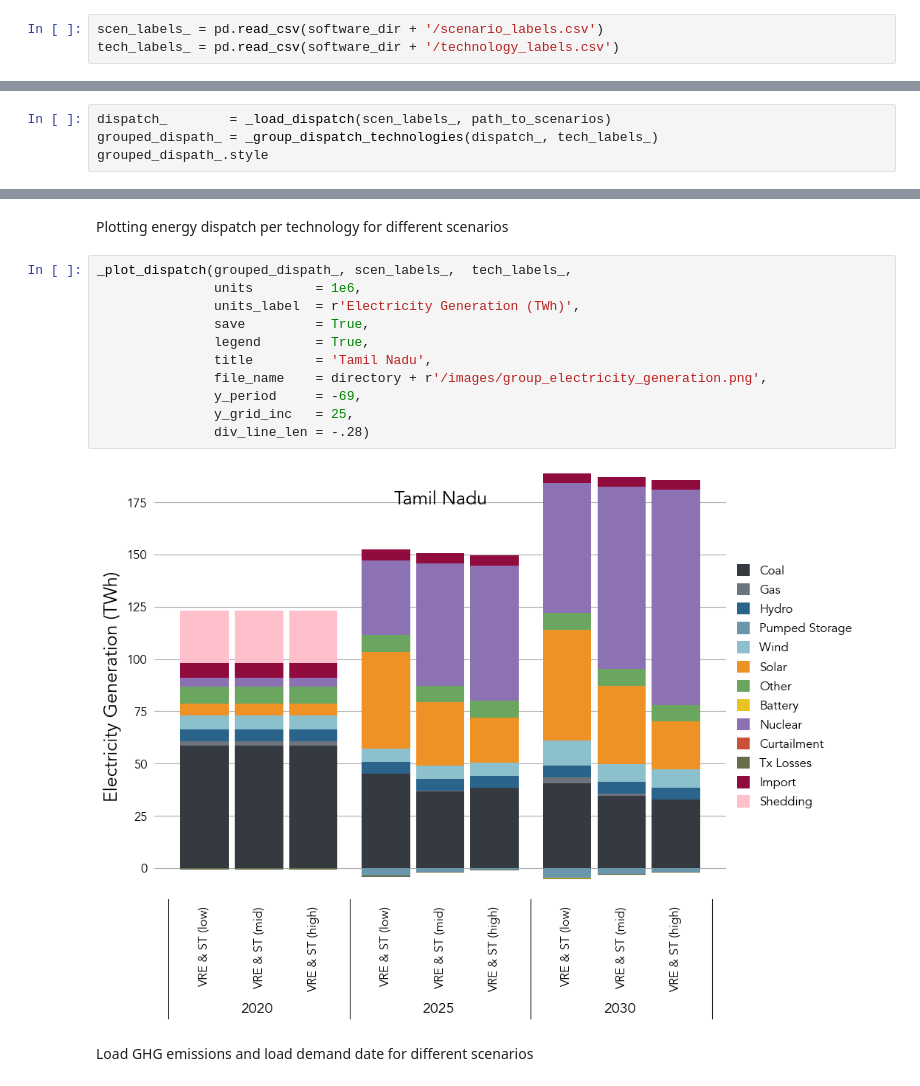
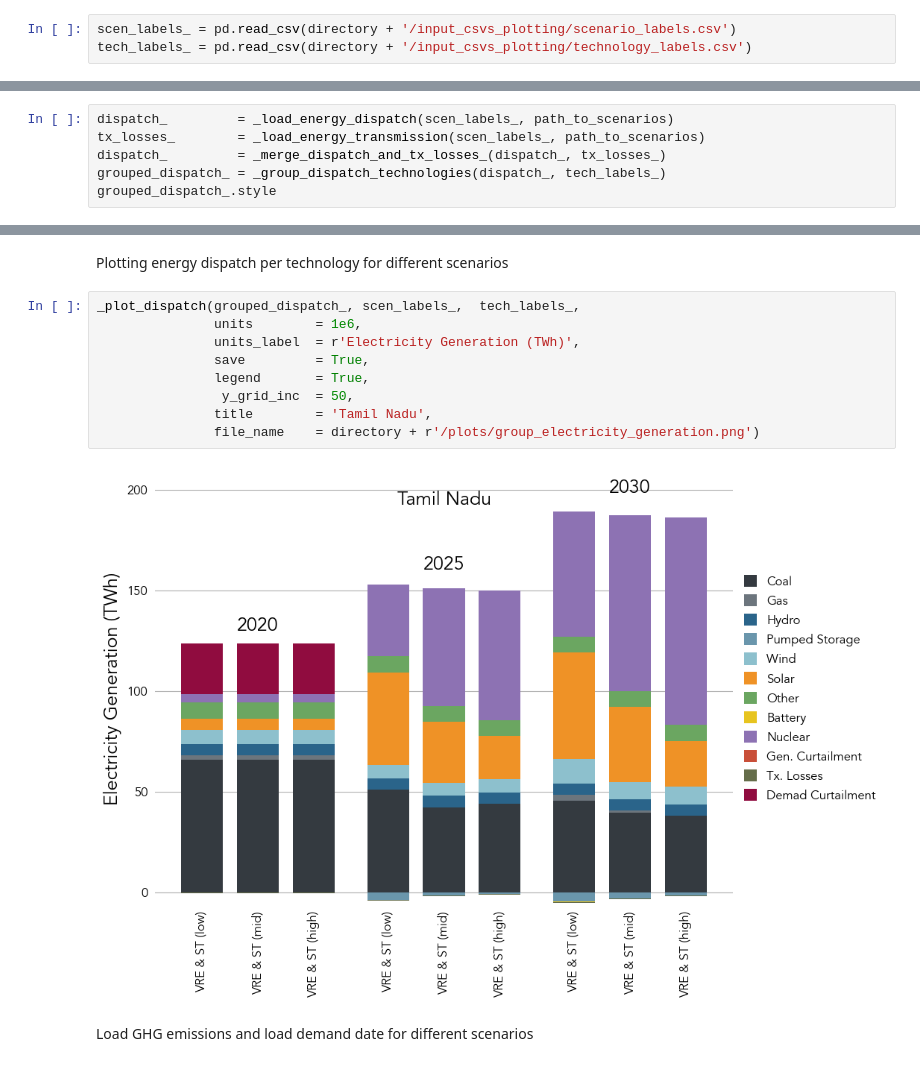
Before and after one commit to cetlab-ucsb/gridpath-workshop-ucsb, a Jupyter notebook: wri-workshop.ipynb, the cells around one changed output, grey strips where cells are left out. Saved outputs shown, nothing was run; the diff lists cells and outputs as text.

```diff
--- a/wri-workshop.ipynb
+++ b/wri-workshop.ipynb
@@ -180,8 +180,8 @@ print(path_to_scenarios)
 # %% [markdown]
 Loading necessary functions for the zones, scenarios labels `<scenario_labels.csv>` and technology colors `<technology_labels.csv>` to plot the graph for new and existing capacity
 # %%
-scen_labels_ = pd.read_csv(software_dir + '/scenario_labels.csv')
-tech_labels_ = pd.read_csv(software_dir + '/technology_labels.csv')
+scen_labels_ = pd.read_csv(directory + '/input_csvs_plotting/scenario_labels.csv')
+tech_labels_ = pd.read_csv(directory + '/input_csvs_plotting/technology_labels.csv')
 # %% [markdown]
 Load new and existing capacity across different scenarios, grouping the capacity by technology.
 # %%
@@ -227,9 +225,11 @@ _plot_new_and_existing_capacity(grouped_capacity_, scen_labels_, tech_labels_,
 # %% [markdown]
 Load energy dispatch across scenarios and group the energy dispatch by technology
 # %%
-dispatch_        = _load_dispatch(scen_labels_, path_to_scenarios)
-grouped_dispath_ = _group_dispatch_technologies(dispatch_, tech_labels_)
-grouped_dispath_.style
+dispatch_         = _load_energy_dispatch(scen_labels_, path_to_scenarios)
+tx_losses_        = _load_energy_transmission(scen_labels_, path_to_scenarios)
+dispatch_         = _merge_dispatch_and_tx_losses_(dispatch_, tx_losses_)
+grouped_dispatch_ = _group_dispatch_technologies(dispatch_, tech_labels_)
+grouped_dispatch_.style
 # %% [output]
 VRElow_STlow_CONVmid_BPHS_NuclearPVboth_45Ret_PRM110_TN_3_2030_24
 VREmid_STmid_CONVmid_BPHS_NuclearPVboth_45Ret_PRM110_TN_3_2030_24
@@ -254,18 +257,16 @@ VREhigh_SThigh_CONVmid_BPHS_NuclearPVboth_45Ret_PRM110_TN_3_2030_24
 # %% [markdown]
 Plotting energy dispatch per technology for different scenarios
 # %%
-_plot_dispatch(grouped_dispath_, scen_labels_,  tech_labels_,
+_plot_dispatch(grouped_dispatch_, scen_labels_,  tech_labels_,
                units        = 1e6,
                units_label  = r'Electricity Generation (TWh)',
                save         = True,
                legend       = True,
+                y_grid_inc  = 50,
                title        = 'Tamil Nadu',
-               file_name    = directory + r'/images/group_electricity_generation.png',
-               y_period     = -69,
-               y_grid_inc   = 25,
-               div_line_len = -.28)
+               file_name    = directory + r'/plots/group_electricity_generation.png')
 # %% [output]
-[figure, old version]
+[figure, new version]
 # %% [markdown]
 Load GHG emissions and load demand date for different scenarios
 # %%
```
Also changed, not shown: parts of 19 cells of this notebook, 2 other files.
